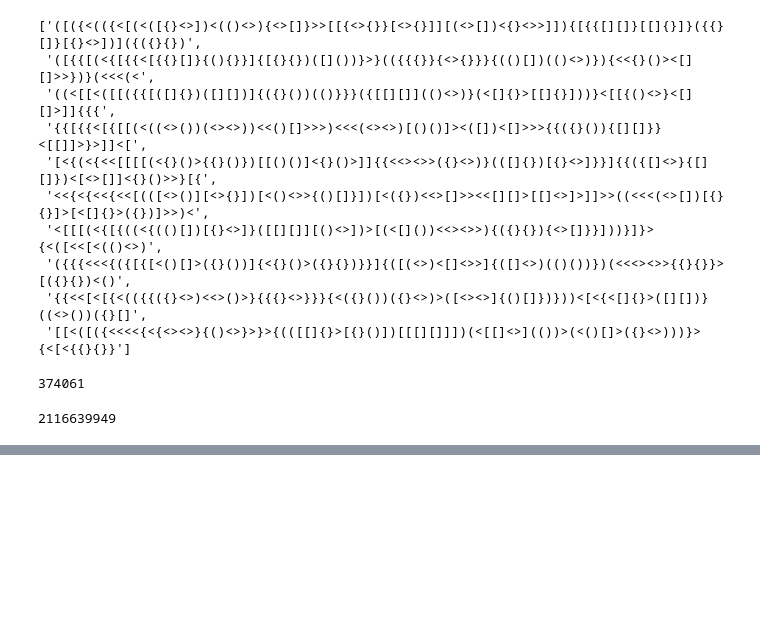
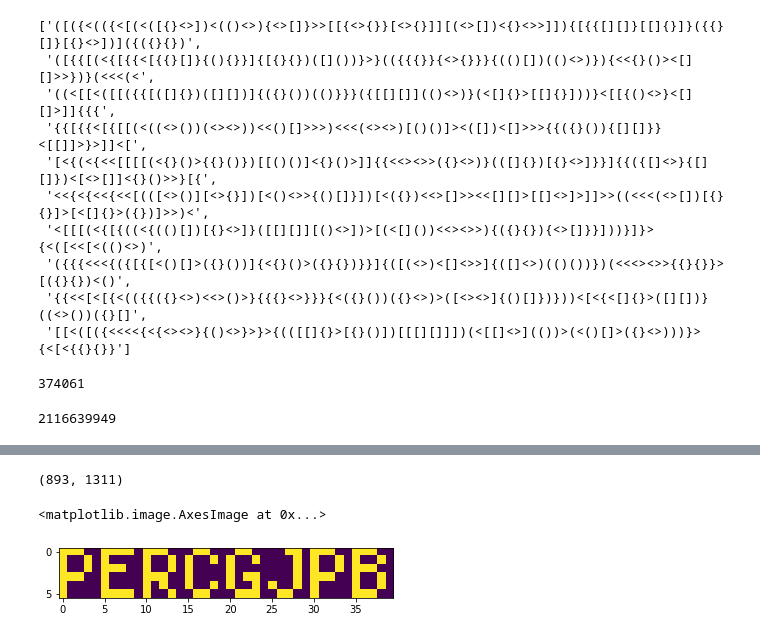
Before and after one commit to dt99jay/Advent-of-Code-2021, a Jupyter notebook: Advent of Code.ipynb, the cells around one changed output, grey strips where cells are left out. Drawn from its saved outputs; the diff is of its cells as text; code cells hidden in the pictures; blank space fills up the shorter version.

```diff
--- a/Advent of Code.ipynb
+++ b/Advent of Code.ipynb
@@ -466,19 +466,20 @@ sum([points[k]*v for k, v in errors.items()])
 374061
 # %%
 # Part Two
+
+from statistics import median
 
 points = {")": 1, "]": 2, "}": 3, ">": 4}
 scores = []
 
 for line, brackets in incomplete:
     completion = [close_brackets[open_brackets.index(i)] for i in reversed(brackets)]
-    line + "".join(completion)
     score = 0
     for i in completion:
-        score = score * 5
+        score *= 5
         score += points[i]
     scores.append(score)
 
-sorted(scores)[int((len(scores) - 1) / 2)]
+median(sorted(scores))
 # %% [output]
 2116639949
@@ -484,0 +589,13 @@ sorted(scores)[int((len(scores) - 1) / 2)]
+# %%
+# Input
+
+with open("day_thirteen_input.txt") as f:
+    data = f.read()
+
+dots = [d.split(",") for d in data.split("\n\n")[0].split("\n")]
+dots = [(int(d[0]), int(d[1])) for d in dots]
+
+instructions = [i.replace("fold along ", "") for i in data.split("\n\n")[1].split("\n")]
+
+print(dots[:10])
+print(instructions[:3])
@@ -484,0 +605,58 @@ sorted(scores)[int((len(scores) - 1) / 2)]
+# %%
+# Part One
+
+width = max([d[0] for d in dots])+1
+height = max([d[1] for d in dots])+1
+
+paper = np.zeros((height, width), dtype=int)
+
+for x, y in dots:
+    paper[y, x] = 1
+
+for instr in instructions[:1]:
+    if instr[0] == "y":
+        loc = int(instr[2:])
+        folded = paper[:loc, :]
+        foldee = np.flipud(paper[loc+1:, :])
+        paper = folded | foldee
+    elif instr[0] == "x":
+        loc = int(instr[2:])
+        folded = paper[:, :loc]
+        foldee = np.fliplr(paper[:, loc+1:])
+        paper = folded | foldee
+
+np.sum(paper)
+# %% [output]
+(893, 1311)
+# %%
+# Part Two -- same code
+
+width = max([d[0] for d in dots])+1
+height = max([d[1] for d in dots])+1
+
+paper = np.zeros((height, width), dtype=int)
+
+for x, y in dots:
+    paper[y, x] = 1
+
+for instr in instructions:
+    if instr[0] == "y":
+        loc = int(instr[2:])
+        folded = paper[:loc, :]
+        foldee = np.flipud(paper[loc+1:, :])
+        if foldee.shape[0] < folded.shape[0]:
+            margin = folded.shape[0] - foldee.shape[0]
+            foldee = np.concatenate((np.zeros((margin, foldee.shape[1]), dtype=int), foldee))
+        paper = folded | foldee
+    elif instr[0] == "x":
+        loc = int(instr[2:])
+        folded = paper[:, :loc]
+        foldee = np.fliplr(paper[:, loc+1:])
+        if folded.shape != foldee.shape:
+            print("hey")
+        paper = folded | foldee
+
+plt.imshow(paper)
+# %% [output]
+<matplotlib.image.AxesImage at 0x...>
+[figure, added]
```
Also changed, not shown: parts of 8 cells of this notebook, 1 other file.
